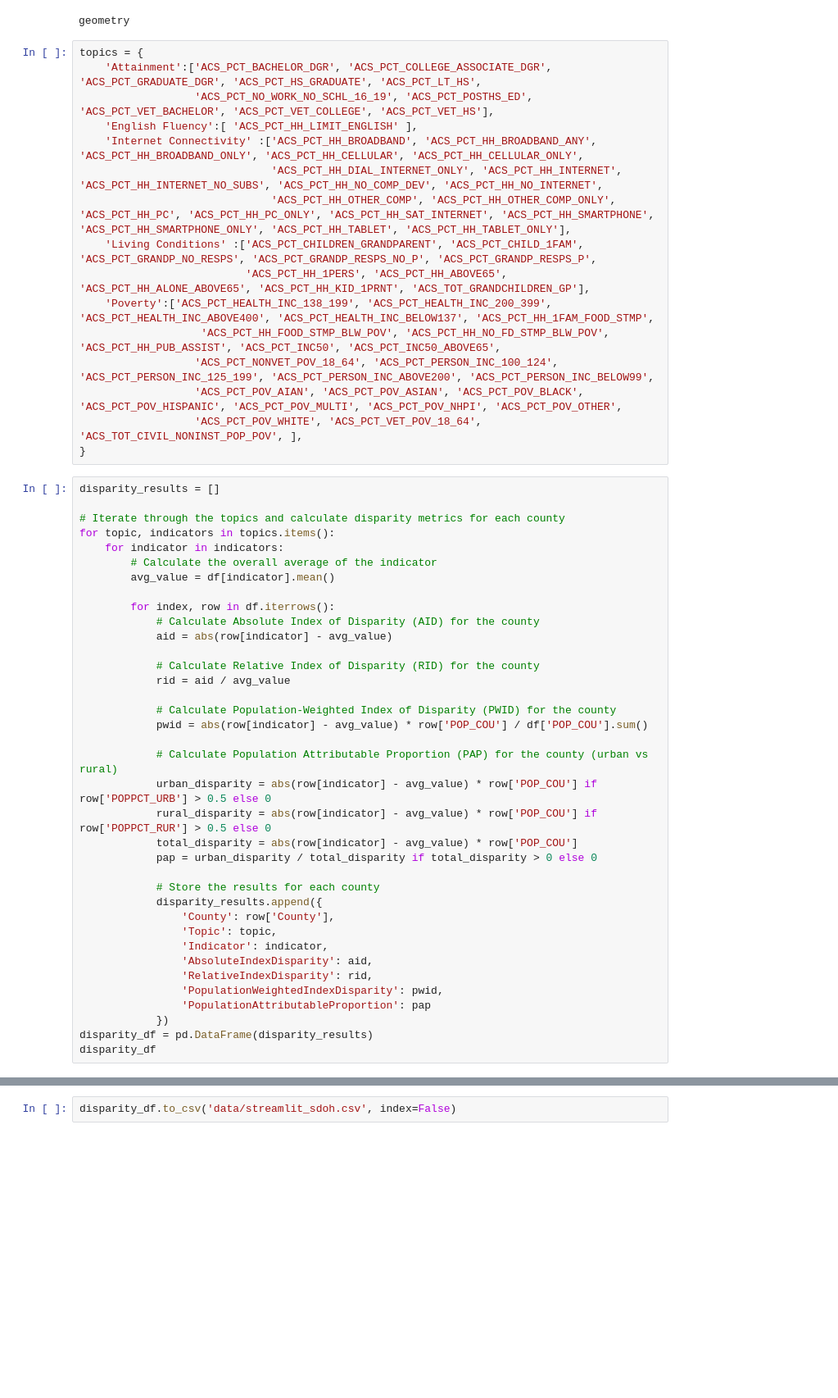
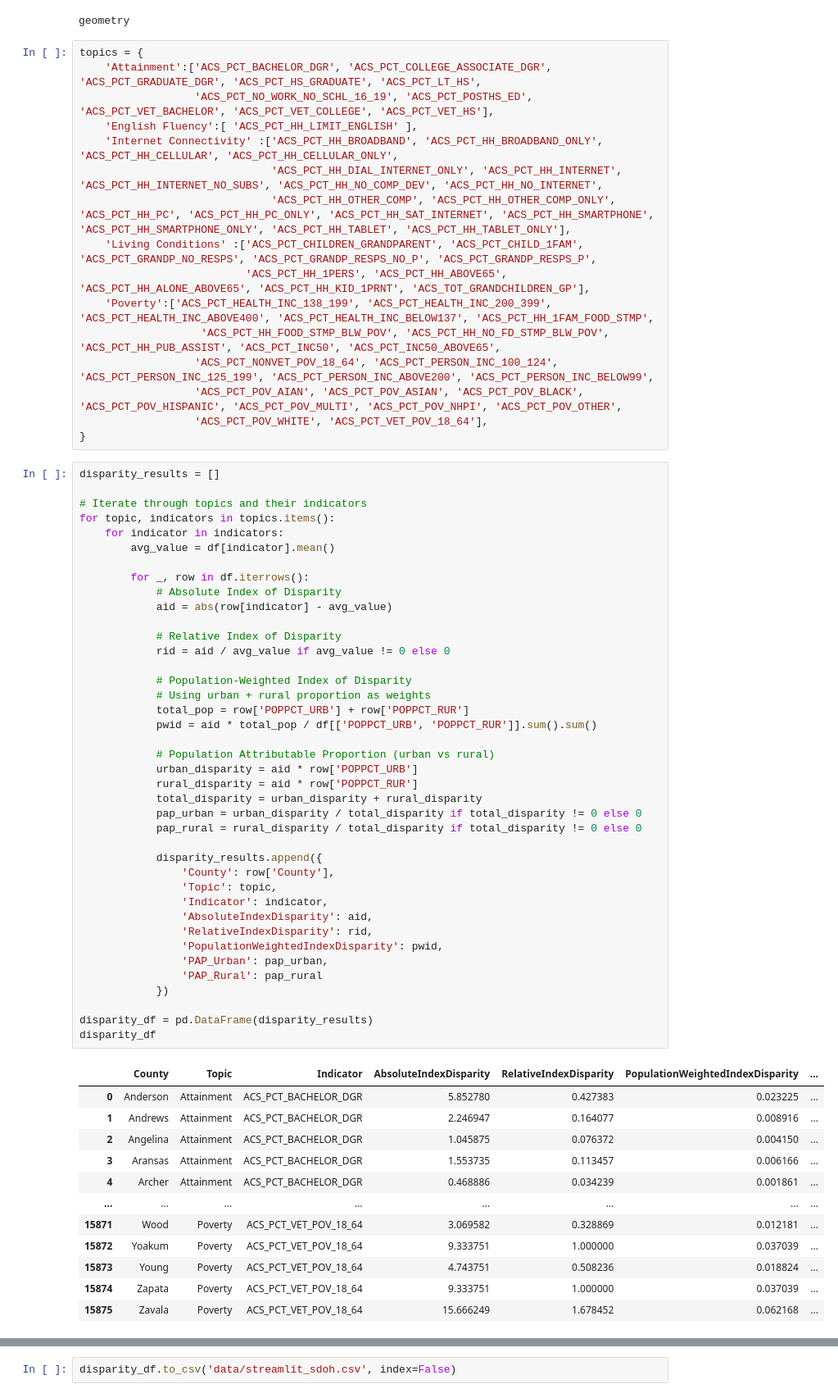
Before and after one commit to AI2TXST/PRECISION-Connect, a Jupyter notebook: src/building_connect_v2/finalDashboardData_v2.ipynb, the cells around one changed output, grey strips where cells are left out. Shown at 82% size. Cells and saved outputs as stored; diff of their text form; blank space fills up the shorter version.

```diff
--- a/src/building_connect_v2/finalDashboardData_v2.ipynb
+++ b/src/building_connect_v2/finalDashboardData_v2.ipynb
@@ -500,7 +498,7 @@ topics = {
     'Attainment':['ACS_PCT_BACHELOR_DGR', 'ACS_PCT_COLLEGE_ASSOCIATE_DGR', 'ACS_PCT_GRADUATE_DGR', 'ACS_PCT_HS_GRADUATE', 'ACS_PCT_LT_HS',
                   'ACS_PCT_NO_WORK_NO_SCHL_16_19', 'ACS_PCT_POSTHS_ED', 'ACS_PCT_VET_BACHELOR', 'ACS_PCT_VET_COLLEGE', 'ACS_PCT_VET_HS'],
     'English Fluency':[ 'ACS_PCT_HH_LIMIT_ENGLISH' ],
-    'Internet Connectivity'	:['ACS_PCT_HH_BROADBAND', 'ACS_PCT_HH_BROADBAND_ANY', 'ACS_PCT_HH_BROADBAND_ONLY', 'ACS_PCT_HH_CELLULAR', 'ACS_PCT_HH_CELLULAR_ONLY',
+    'Internet Connectivity'	:['ACS_PCT_HH_BROADBAND', 'ACS_PCT_HH_BROADBAND_ONLY', 'ACS_PCT_HH_CELLULAR', 'ACS_PCT_HH_CELLULAR_ONLY',
                               'ACS_PCT_HH_DIAL_INTERNET_ONLY', 'ACS_PCT_HH_INTERNET', 'ACS_PCT_HH_INTERNET_NO_SUBS', 'ACS_PCT_HH_NO_COMP_DEV', 'ACS_PCT_HH_NO_INTERNET',
                               'ACS_PCT_HH_OTHER_COMP', 'ACS_PCT_HH_OTHER_COMP_ONLY', 'ACS_PCT_HH_PC', 'ACS_PCT_HH_PC_ONLY', 'ACS_PCT_HH_SAT_INTERNET', 'ACS_PCT_HH_SMARTPHONE', 'ACS_PCT_HH_SMARTPHONE_ONLY', 'ACS_PCT_HH_TABLET', 'ACS_PCT_HH_TABLET_ONLY'],
     'Living Conditions'	:['ACS_PCT_CHILDREN_GRANDPARENT', 'ACS_PCT_CHILD_1FAM', 'ACS_PCT_GRANDP_NO_RESPS', 'ACS_PCT_GRANDP_RESPS_NO_P', 'ACS_PCT_GRANDP_RESPS_P',
@@ -509,42 +507,58 @@ topics = {
                    'ACS_PCT_HH_FOOD_STMP_BLW_POV', 'ACS_PCT_HH_NO_FD_STMP_BLW_POV', 'ACS_PCT_HH_PUB_ASSIST', 'ACS_PCT_INC50', 'ACS_PCT_INC50_ABOVE65',
                   'ACS_PCT_NONVET_POV_18_64', 'ACS_PCT_PERSON_INC_100_124', 'ACS_PCT_PERSON_INC_125_199', 'ACS_PCT_PERSON_INC_ABOVE200', 'ACS_PCT_PERSON_INC_BELOW99',
                   'ACS_PCT_POV_AIAN', 'ACS_PCT_POV_ASIAN', 'ACS_PCT_POV_BLACK', 'ACS_PCT_POV_HISPANIC', 'ACS_PCT_POV_MULTI', 'ACS_PCT_POV_NHPI', 'ACS_PCT_POV_OTHER',
-                  'ACS_PCT_POV_WHITE', 'ACS_PCT_VET_POV_18_64', 'ACS_TOT_CIVIL_NONINST_POP_POV', ],
+                  'ACS_PCT_POV_WHITE', 'ACS_PCT_VET_POV_18_64'],
 }
 # %%
 disparity_results = []
 
-# Iterate through the topics and calculate disparity metrics for each county
+# Iterate through topics and their indicators
 for topic, indicators in topics.items():
     for indicator in indicators:
-        # Calculate the overall average of the indicator
         avg_value = df[indicator].mean()
 
-        for index, row in df.iterrows():
-            # Calculate Absolute Index of Disparity (AID) for the county
+        for _, row in df.iterrows():
+            # Absolute Index of Disparity
             aid = abs(row[indicator] - avg_value)
 
-            # Calculate Relative Index of Disparity (RID) for the county
-            rid = aid / avg_value
+            # Relative Index of Disparity
+            rid = aid / avg_value if avg_value != 0 else 0
 
-            # Calculate Population-Weighted Index of Disparity (PWID) for the county
-            pwid = abs(row[indicator] - avg_value) * row['POP_COU'] / df['POP_COU'].sum()
+            # Population-Weighted Index of Disparity
+            # Using urban + rural proportion as weights
+            total_pop = row['POPPCT_URB'] + row['POPPCT_RUR']
+            pwid = aid * total_pop / df[['POPPCT_URB', 'POPPCT_RUR']].sum().sum()
 
-            # Calculate Population Attributable Proportion (PAP) for the county (urban vs rural)
-            urban_disparity = abs(row[indicator] - avg_value) * row['POP_COU'] if row['POPPCT_URB'] > 0.5 else 0
-            rural_disparity = abs(row[indicator] - avg_value) * row['POP_COU'] if row['POPPCT_RUR'] > 0.5 else 0
-            total_disparity = abs(row[indicator] - avg_value) * row['POP_COU']
-            pap = urban_disparity / total_disparity if total_disparity > 0 else 0
+            # Population Attributable Proportion (urban vs rural)
+            urban_disparity = aid * row['POPPCT_URB']
+            rural_disparity = aid * row['POPPCT_RUR']
+            total_disparity = urban_disparity + rural_disparity
+            pap_urban = urban_disparity / total_disparity if total_disparity != 0 else 0
+            pap_rural = rural_disparity / total_disparity if total_disparity != 0 else 0
 
-            # Store the results for each county
             disparity_results.append({
                 'County': row['County'],
                 'Topic': topic,
                 'Indicator': indicator,
                 'AbsoluteIndexDisparity': aid,
                 'RelativeIndexDisparity': rid,
                 'PopulationWeightedIndexDisparity': pwid,
-                'PopulationAttributableProportion': pap
+                'PAP_Urban': pap_urban,
+                'PAP_Rural': pap_rural
             })
+
 disparity_df = pd.DataFrame(disparity_results)
 disparity_df
+# %% [output]
+|  | County | Topic | Indicator | AbsoluteIndexDisparity | RelativeIndexDisparity | PopulationWeightedIndexDisparity | ... |
+| 0 | Anderson | Attainment | ACS_PCT_BACHELOR_DGR | 5.852780 | 0.427383 | 0.023225 | ... |
+| 1 | Andrews | Attainment | ACS_PCT_BACHELOR_DGR | 2.246947 | 0.164077 | 0.008916 | ... |
+| 2 | Angelina | Attainment | ACS_PCT_BACHELOR_DGR | 1.045875 | 0.076372 | 0.004150 | ... |
+| 3 | Aransas | Attainment | ACS_PCT_BACHELOR_DGR | 1.553735 | 0.113457 | 0.006166 | ... |
+| 4 | Archer | Attainment | ACS_PCT_BACHELOR_DGR | 0.468886 | 0.034239 | 0.001861 | ... |
+| ... | ... | ... | ... | ... | ... | ... | ... |
+| 15871 | Wood | Poverty | ACS_PCT_VET_POV_18_64 | 3.069582 | 0.328869 | 0.012181 | ... |
+| 15872 | Yoakum | Poverty | ACS_PCT_VET_POV_18_64 | 9.333751 | 1.000000 | 0.037039 | ... |
+| 15873 | Young | Poverty | ACS_PCT_VET_POV_18_64 | 4.743751 | 0.508236 | 0.018824 | ... |
+| 15874 | Zapata | Poverty | ACS_PCT_VET_POV_18_64 | 9.333751 | 1.000000 | 0.037039 | ... |
+| 15875 | Zavala | Poverty | ACS_PCT_VET_POV_18_64 | 15.666249 | 1.678452 | 0.062168 | ... |
```
Also changed, not shown: parts of 11 cells of this notebook, 58 other files.
